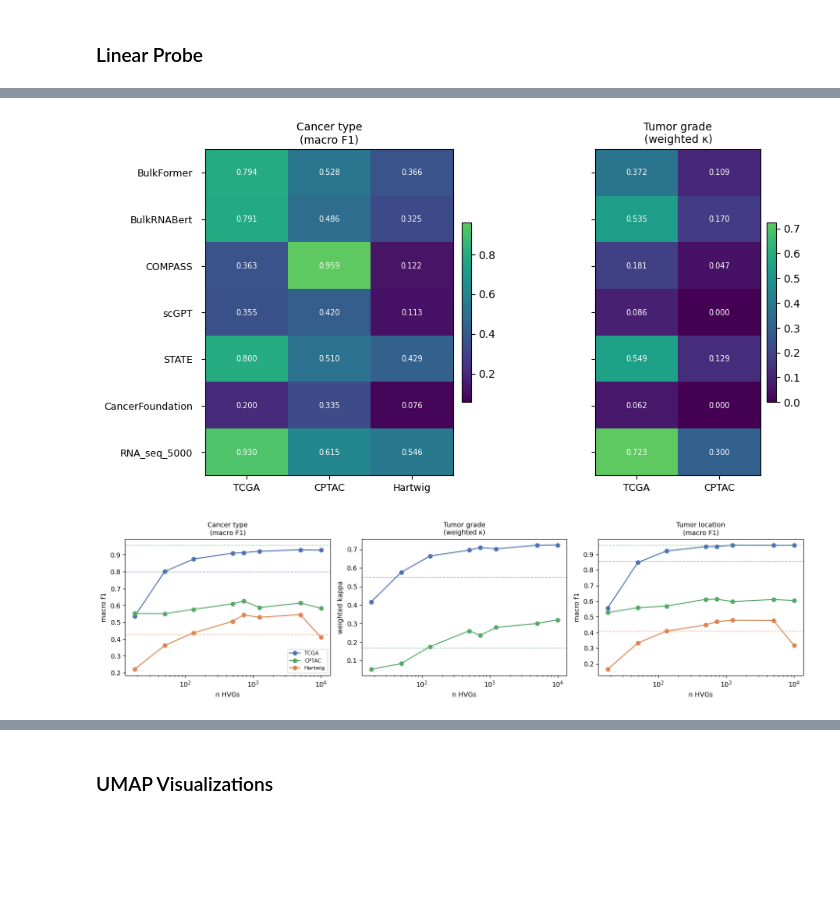
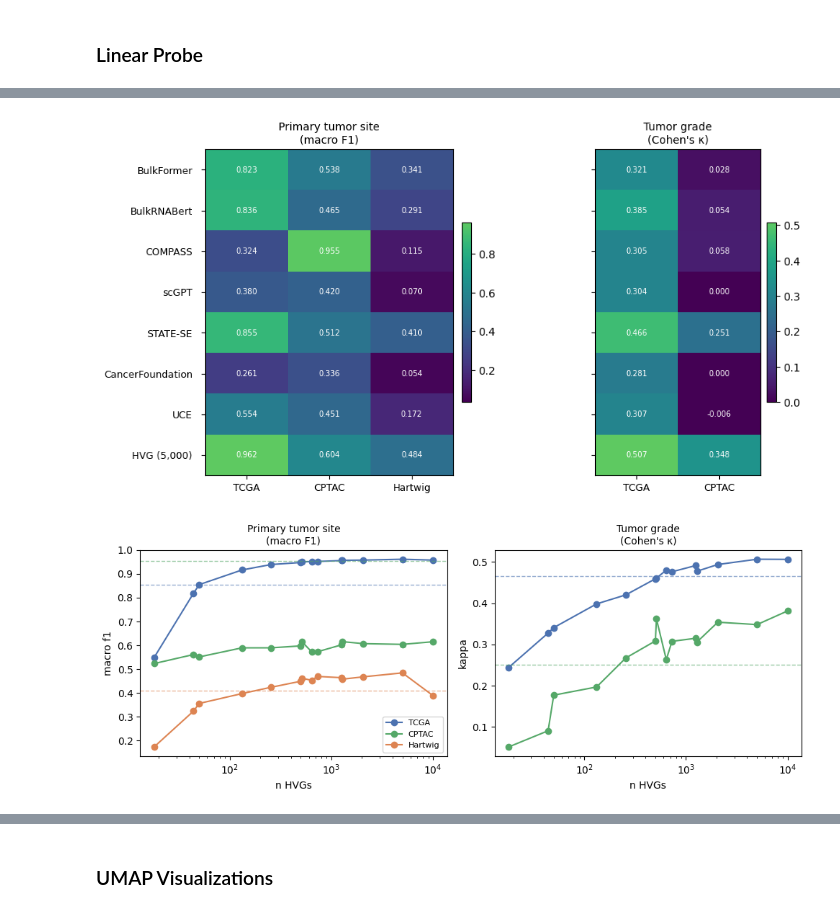
Before and after one commit to serenaklm/RNA-FM-benchmarking, a Jupyter notebook: notebooks/analyze_PFS_benchmarking_results.ipynb, the cells around one changed output, grey strips where cells are left out. Cells and saved outputs as stored; diff of their text form; code cells hidden in the pictures; blank space fills up the shorter version.

```diff
--- a/notebooks/analyze_PFS_benchmarking_results.ipynb
+++ b/notebooks/analyze_PFS_benchmarking_results.ipynb
@@ -1020,7 +1023,7 @@ plt.show()
 # %% [markdown]
 ### Summary Results
 # %%
-FM_KEYS_ORDERED = ['BulkFormer', 'BulkRNABert', 'COMPASS', 'CancerFoundation', 'STATE', 'scGPT']
+FM_KEYS_ORDERED = ['BulkFormer', 'BulkRNABert', 'COMPASS', 'CancerFoundation', 'STATE', 'scGPT', 'UCE']
 BASELINE_CATS   = ['GS', 'HVG', 'PCA', 'Raw_expression']
 BASELINE_LABELS = {'GS': 'Gene sets', 'HVG': 'HVGs', 'PCA': 'PCA', 'Raw_expression': 'Raw expression'}
 FM_DISPLAY      = {'STATE': 'STATE-SE'}
@@ -1241,8 +1246,8 @@ lp_agg = (
         accuracy_std         = ("accuracy",       "std"),
         macro_f1_mean        = ("macro_f1",       "mean"),
         macro_f1_std         = ("macro_f1",       "std"),
-        weighted_kappa_mean  = ("weighted_kappa", "mean"),
-        weighted_kappa_std   = ("weighted_kappa", "std"),
+        kappa_mean           = ("kappa", "mean"),
+        kappa_std            = ("kappa", "std"),
         n_splits             = ("accuracy",       "count"),
     )
     .reset_index()
@@ -1266,20 +1271,31 @@ Loaded 1200 rows → 240 aggregated (dataset × emb × task)
 # %%
 EMB_ORDER = [
     "BulkFormer", "BulkRNABert", "COMPASS",
-    "scGPT", "STATE", "CancerFoundation",
+    "scGPT", "STATE", "CancerFoundation", "UCE",
     "ssGSEA_AURORA", "ssGSEA_immuno", "ssGSEA_hallmark", "ssGSEA_combined",
     "max_AURORA", "max_immuno", "max_hallmark", "max_combined",
     "PCA_50", "PCA_100",
-    "RNA_seq_18", "RNA_seq_50", "RNA_seq_132", "RNA_seq_500",
-    "RNA_seq_729", "RNA_seq_1250", "RNA_seq_5000", "RNA_seq_10000", "RNA_seq_full",
+    "RNA_seq_18", "RNA_seq_44", "RNA_seq_50", "RNA_seq_132", "RNA_seq_256", "RNA_seq_500",
+    "RNA_seq_512", "RNA_seq_640", "RNA_seq_729", "RNA_seq_1250", "RNA_seq_1280",
+    "RNA_seq_2058", "RNA_seq_5000", "RNA_seq_10000", "RNA_seq_full",
 ]
 
 LP_DATASETS = ["TCGA", "CPTAC", "Hartwig"]  # TARGET_AML had no applicable tasks
-TASKS       = ["cancer_type", "grade", "organ"]
-TASK_METRIC = {"cancer_type": "macro_f1", "grade": "weighted_kappa", "organ": "macro_f1"}
+TASKS       = ["organ", "grade"]   # primary tumor site, tumor grade
+TASK_METRIC = {"cancer_type": "macro_f1", "grade": "kappa", "organ": "macro_f1"}
 TASK_LABEL  = {"cancer_type": "Cancer type\n(macro F1)",
-               "grade":       "Tumor grade\n(weighted κ)",
-               "organ":       "Tumor location\n(macro F1)"}
+               "grade":       "Tumor grade\n(Cohen's κ)",
+               "organ":       "Primary tumor site\n(macro F1)"}
+
+# Display names used in figures
+def display_name(emb):
+    if emb == "STATE":
+        return "STATE-SE"
+    if emb == "RNA_seq_full":
+        return "Raw expression"
+    if emb.startswith("RNA_seq_"):
+        return f"HVG ({int(emb.split('_')[-1]):,})"
+    return emb
 # %%
 rows = []
 for task in TASKS:
@@ -1312,7 +1325,7 @@ cancer_type Hartwig  max_combined 0.547339 0.035043
 # %%
-TASKS_TO_PLOT = ["cancer_type", "grade"]
+TASKS_TO_PLOT = ["organ", "grade"]
 TASK_DATASETS = {
-    "cancer_type": ["TCGA", "CPTAC", "Hartwig"],
+    "organ": ["TCGA", "CPTAC", "Hartwig"],
     "grade": ["TCGA", "CPTAC"],
 }
 
@@ -1323,6 +1336,7 @@ included_embs = [
     "scGPT",
     "STATE",
     "CancerFoundation",
+    "UCE",
     "RNA_seq_5000",
     #"RNA_seq_full",
 ]
@@ -1377,7 +1391,7 @@ for ax, task in zip(axes, TASKS_TO_PLOT):
     ax.set_yticks(range(len(included_embs)))
 
 # Set y-axis labels only once, after the loop
-axes[0].set_yticklabels(included_embs, fontsize=9)
+axes[0].set_yticklabels([display_name(e) for e in included_embs], fontsize=9)
 axes[0].tick_params(axis="y", pad=8)
 
 # Hide y tick labels on the second subplot without modifying the shared axis labels
@@ -1389,46 +1403,46 @@ for ax in axes:
 fig.subplots_adjust(left=0.28, right=0.97, top=0.88, bottom=0.12, wspace=0.35)
 #fig.suptitle("Linear probing: mean metric across 5 splits", fontsize=13)
 
-plt.savefig(FIGURE_DIR / "linear_probing_heatmap_ct_grade.png", dpi=300)
+plt.savefig(FIGURE_DIR / "linear_probing_heatmap_site_grade.png", dpi=300)
 plt.show()
 # %% [output]
-[figure, old version]
+[figure, new version]
 # %%
 # Useful for seeing how much information scales with HVG count
-fig, axes = plt.subplots(1, len(TASKS), figsize=(15, 4), sharey=False)
+fig, axes = plt.subplots(1, len(TASKS), figsize=(10, 4), sharey=False)
 
-hvg_counts = [18, 50, 132, 500, 729, 1250, 5000, 10000]
+hvg_counts = [18, 44, 50, 132, 256, 500, 512, 640, 729, 1250, 1280, 2058, 5000, 10000]
 hvg_embs   = [f"RNA_seq_{n}" for n in hvg_counts]
 
 for ax, task in zip(axes, TASKS):
     metric = TASK_METRIC[task] + "_mean"
     sub = lp_agg[lp_agg["task"] == task]
 
     for dataset in LP_DATASETS:
         dsub = sub[sub["dataset"] == dataset].set_index("emb")
 
         # HVG sweep line
         hvg_vals = [dsub.loc[e, metric] if e in dsub.index else np.nan for e in hvg_embs]
         ax.plot(hvg_counts, hvg_vals, marker="o", label=dataset,
                 color=dataset_colors[dataset])
 
         # FM best as horizontal dashed line
         fm_best = dsub.loc[dsub.index.isin(FM_ALL), metric].max() if any(e in dsub.index for e in FM_ALL) else np.nan
         ax.axhline(fm_best, color=dataset_colors[dataset], linestyle="--", linewidth=1, alpha=0.6)
 
     ax.set_xscale("log")
     ax.set_xlabel("n HVGs")
     ax.set_title(TASK_LABEL[task], fontsize=10)
     ax.set_ylabel(TASK_METRIC[task].replace("_", " "))
     if ax is axes[0]:
         ax.legend(fontsize=8)
 
 #fig.suptitle("HVG sweep vs best FM (dashed) — linear probe", fontsize=12)
 plt.tight_layout()
 plt.savefig(FIGURE_DIR / "linear_probing_hvg_sweep.png", dpi=300, bbox_inches="tight")
 plt.show()
 # %% [output]
-[figure, old version]
+[figure, new version]
 # %%
 BASELINE_GROUPS = {
     "HVG":            [e for e in EMB_ORDER if e.startswith("RNA_seq_") and e != "RNA_seq_full"],
```
Also changed, not shown: parts of 25 cells of this notebook, 3 other files.
